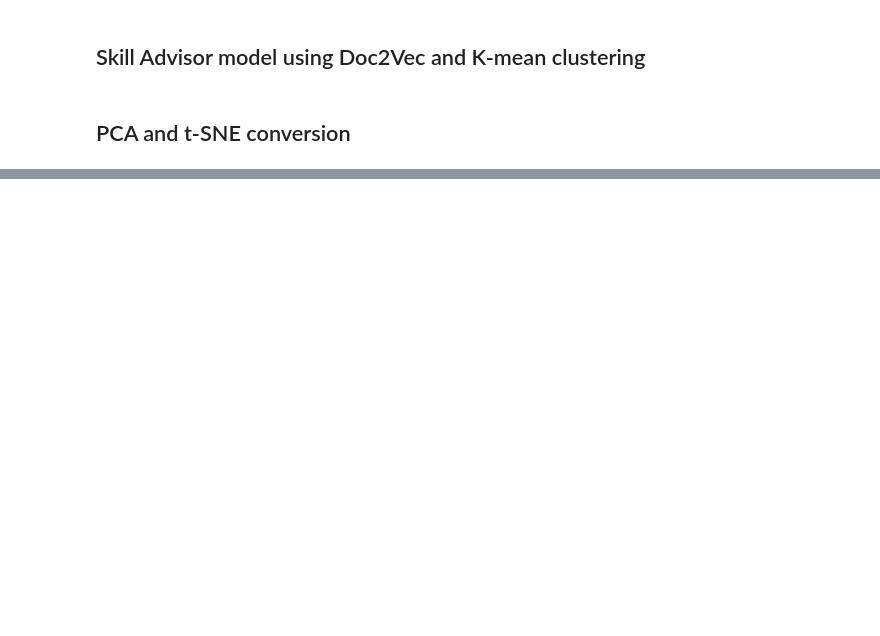
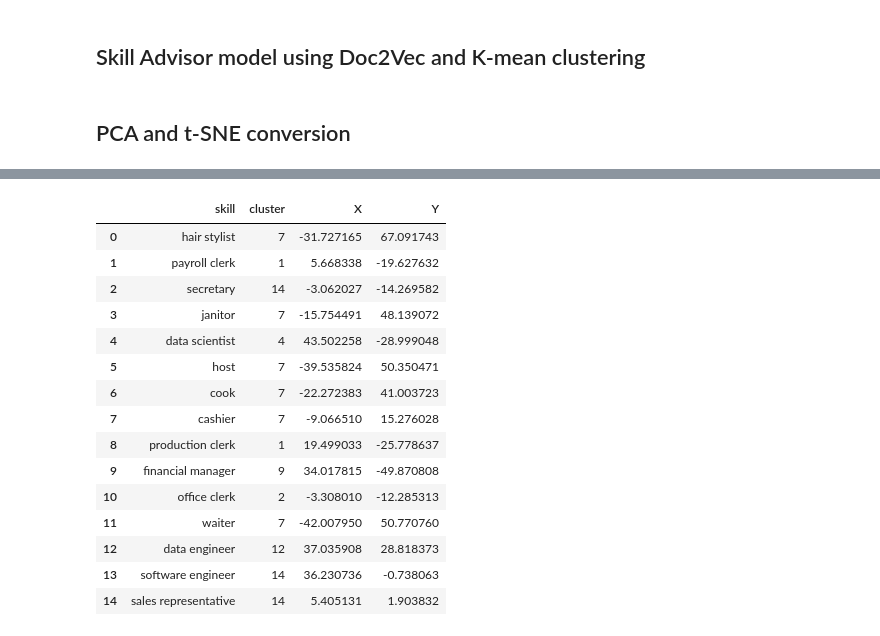
Before and after one commit to btruhand/job-advisor, a Jupyter notebook: doctovec_kmean.ipynb, the cells around one changed output, grey strips where cells are left out. Saved outputs shown, nothing was run; the diff lists cells and outputs as text; code cells hidden in the pictures; blank space fills up the shorter version.

```diff
--- a/doctovec_kmean.ipynb
+++ b/doctovec_kmean.ipynb
@@ -101,4 +199,25 @@ Y = TSNE(n_components=2, random_state=0, perplexity=15).fit_transform(reduc)
 
 df_cluster = pd.DataFrame({'skill': skills_and_jobs, 'cluster': assigned_clusters,
                            'X': Y[:,0], 'Y': Y[:,1]})
+# %%
+job_clusters = df_cluster.loc[:14]
+# see clusters for jobs
+job_clusters
+# %% [output]
+|  | skill | cluster | X | Y |
+| 0 | hair stylist | 7 | -31.727165 | 67.091743 |
+| 1 | payroll clerk | 1 | 5.668338 | -19.627632 |
+| 2 | secretary | 14 | -3.062027 | -14.269582 |
+| 3 | janitor | 7 | -15.754491 | 48.139072 |
+| 4 | data scientist | 4 | 43.502258 | -28.999048 |
+| 5 | host | 7 | -39.535824 | 50.350471 |
+| 6 | cook | 7 | -22.272383 | 41.003723 |
+| 7 | cashier | 7 | -9.066510 | 15.276028 |
+| 8 | production clerk | 1 | 19.499033 | -25.778637 |
+| 9 | financial manager | 9 | 34.017815 | -49.870808 |
+| 10 | office clerk | 2 | -3.308010 | -12.285313 |
+| 11 | waiter | 7 | -42.007950 | 50.770760 |
+| 12 | data engineer | 12 | 37.035908 | 28.818373 |
+| 13 | software engineer | 14 | 36.230736 | -0.738063 |
+| 14 | sales representative | 14 | 5.405131 | 1.903832 |
 # %%
```
Also changed, not shown: parts of 12 cells of this notebook, 1 other file.
